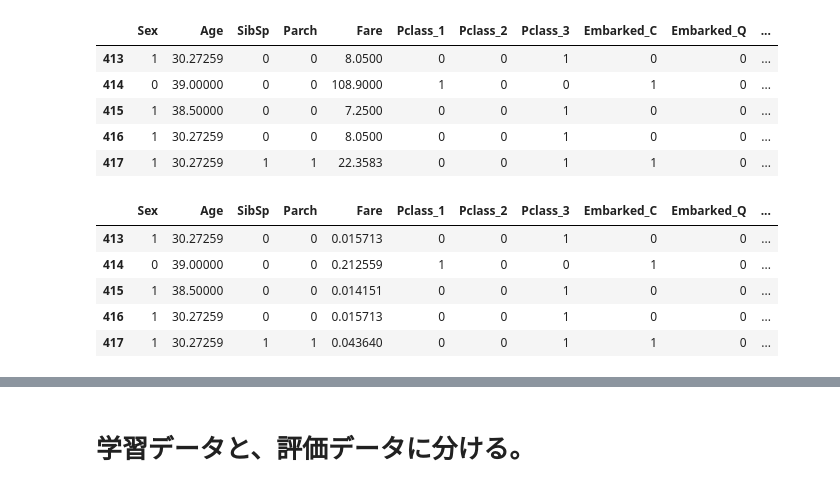
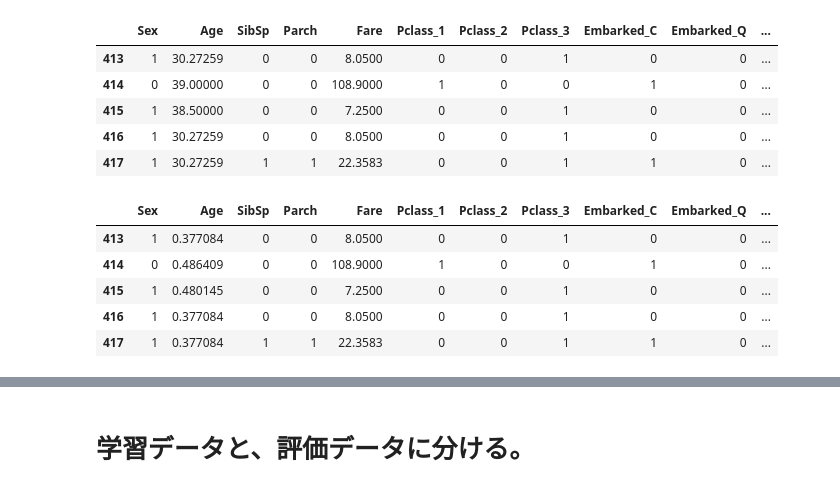
Before and after one commit to LUYUJIA/14kaggle_titanic, a Jupyter notebook: 2analyze.ipynb, the cells around one changed output, grey strips where cells are left out. Saved outputs shown, nothing was run; the diff lists cells and outputs as text; code cells hidden in the pictures.

```diff
--- a/2analyze.ipynb
+++ b/2analyze.ipynb
@@ -138,22 +138,22 @@ test_df5.tail()
 # %%
 # 0~1にする。
 from sklearn.preprocessing import MinMaxScaler
 def normalize_age(data1,data2,clomuns):
 
   for clomun in clomuns:
     all_data = pd.concat([data1,data2])[clomun].values.reshape(-1,1)
     scaler = MinMaxScaler()
     scaler.fit(all_data)
     data1[clomun] = scaler.transform(data1[clomun].values.reshape(-1,1))
     data2[clomun] = scaler.transform(data2[clomun].values.reshape(-1,1))
     return data1,data2
 
-train_df6,test_df6 = normalize_age(train_df5,test_df5,["Fare"])
+train_df6,test_df6 = normalize_age(train_df5,test_df5,["Age","Fare"])
 test_df6.tail()
 # %% [output]
 |  | Sex | Age | SibSp | Parch | Fare | Pclass_1 | Pclass_2 | Pclass_3 | Embarked_C | Embarked_Q | ... |
-| 413 | 1 | 30.27259 | 0 | 0 | 0.015713 | 0 | 0 | 1 | 0 | 0 | ... |
-| 414 | 0 | 39.00000 | 0 | 0 | 0.212559 | 1 | 0 | 0 | 1 | 0 | ... |
-| 415 | 1 | 38.50000 | 0 | 0 | 0.014151 | 0 | 0 | 1 | 0 | 0 | ... |
-| 416 | 1 | 30.27259 | 0 | 0 | 0.015713 | 0 | 0 | 1 | 0 | 0 | ... |
-| 417 | 1 | 30.27259 | 1 | 1 | 0.043640 | 0 | 0 | 1 | 1 | 0 | ... |
+| 413 | 1 | 0.377084 | 0 | 0 | 8.0500 | 0 | 0 | 1 | 0 | 0 | ... |
+| 414 | 0 | 0.486409 | 0 | 0 | 108.9000 | 1 | 0 | 0 | 1 | 0 | ... |
+| 415 | 1 | 0.480145 | 0 | 0 | 7.2500 | 0 | 0 | 1 | 0 | 0 | ... |
+| 416 | 1 | 0.377084 | 0 | 0 | 8.0500 | 0 | 0 | 1 | 0 | 0 | ... |
+| 417 | 1 | 0.377084 | 1 | 1 | 22.3583 | 0 | 0 | 1 | 1 | 0 | ... |
```
Also changed, not shown: parts of 8 cells of this notebook, 8 other files.
